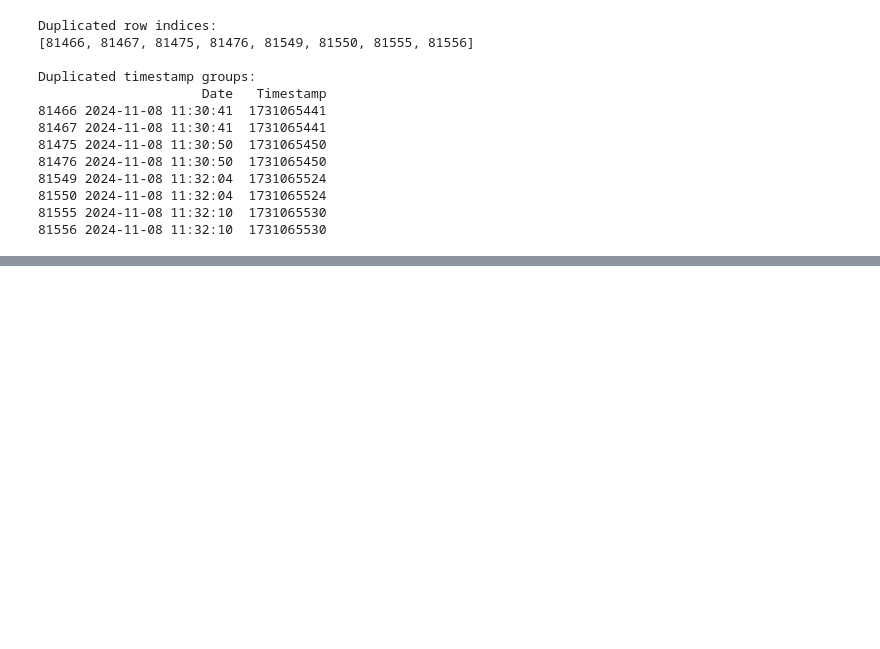
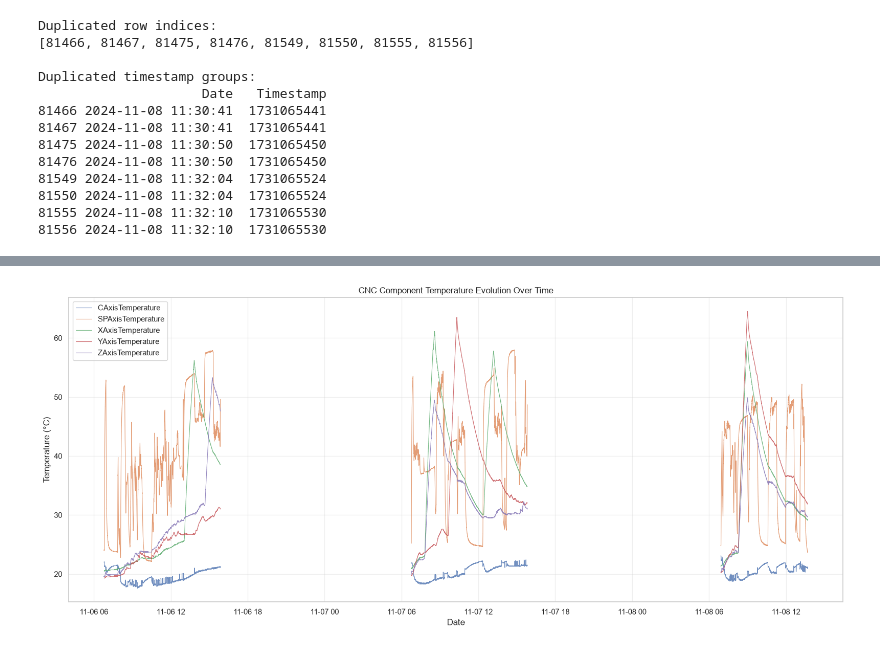
Before and after one commit to mochilooo/2026-10-BILBAO-FT-Data-Science, a Jupyter notebook: 2-Data_Analysis/EDA/EDA_YERAY.ipynb, the cells around one changed output, grey strips where cells are left out. Cells and saved outputs as stored; diff of their text form; code cells hidden in the pictures; blank space fills up the shorter version.

```diff
--- a/2-Data_Analysis/EDA/EDA_YERAY.ipynb
+++ b/2-Data_Analysis/EDA/EDA_YERAY.ipynb
@@ -534,0 +706,33 @@ Duplicated timestamp groups:
+# %%
+# Plot CNC temperature evolution without connecting acquisition gaps
+
+# Create a copy for visualization
+cnc_plot = cnc.copy()
+
+# Identify gaps longer than 5 minutes
+time_gaps = cnc_plot["Date"].diff() > pd.Timedelta(minutes=5)
+
+# Insert NaN values to break the lines
+cnc_plot.loc[time_gaps, temperature_cols] = np.nan
+
+# Plot temperature evolution
+plt.figure(figsize=(16, 7))
+
+for col in temperature_cols:
+    plt.plot(
+        cnc_plot["Date"],
+        cnc_plot[col],
+        label=col,
+        linewidth=0.8,
+        alpha=0.8
+    )
+
+plt.title("CNC Component Temperature Evolution Over Time")
+plt.xlabel("Date")
+plt.ylabel("Temperature (°C)")
+plt.legend()
+plt.grid(True, alpha=0.3)
+plt.tight_layout()
+plt.show()
+# %% [output]
+[figure, added]
```
Also changed, not shown: parts of 30 cells of this notebook, 2 other files.
